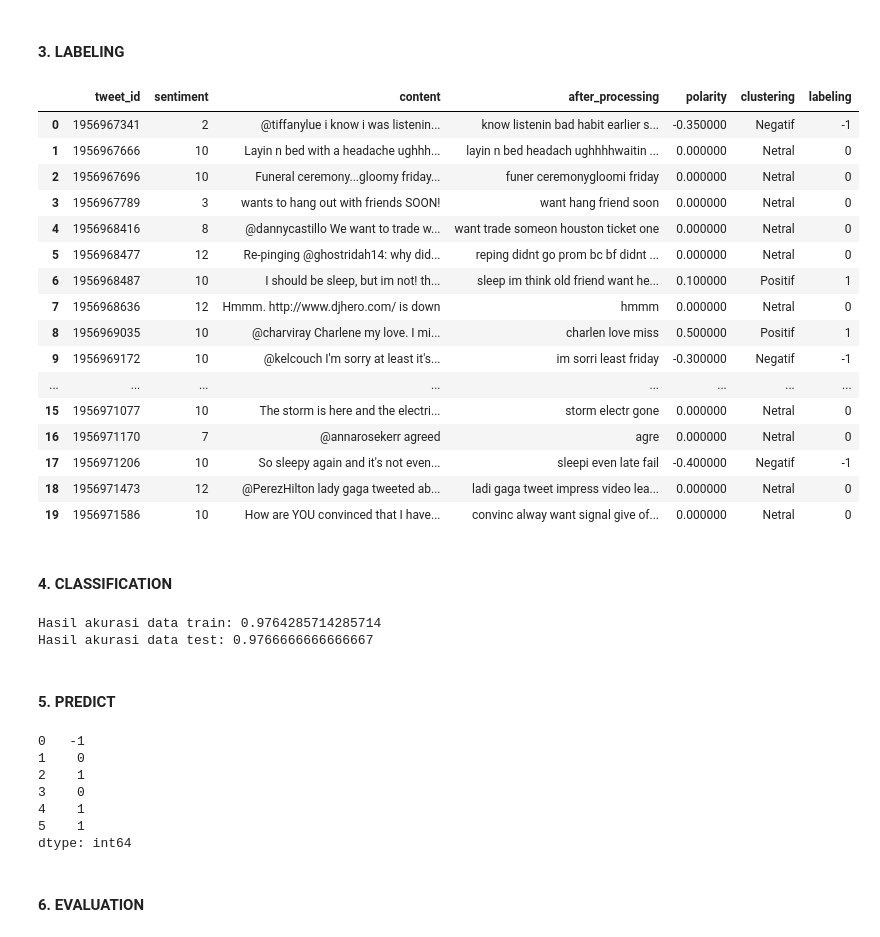
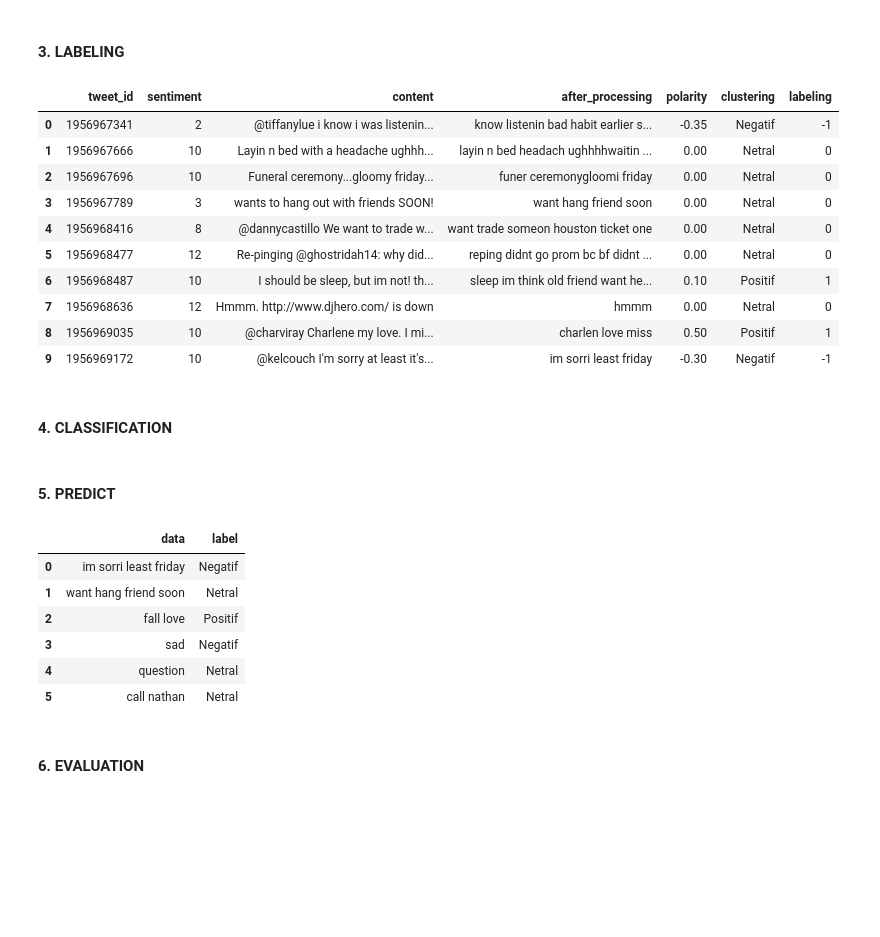
Before and after one commit to aliyyaps/UAS_ML, a Jupyter notebook: UAS_ML.ipynb, the cells around one changed output. Drawn from its saved outputs; the diff is of its cells as text; code cells hidden in the pictures; blank space fills up the shorter version.

```diff
--- a/UAS_ML.ipynb
+++ b/UAS_ML.ipynb
@@ -258,22 +250,16 @@ df.head(10)
 # %%
 # Labeling sentiment_cluster and make new column with name labeling from sentiment_cluster
 df['labeling'] = df['clustering'].map({'Positif': 1, 'Netral': 0, 'Negatif': -1})
-df.head(20)
+df.head(10)
 # %% [output]
 |  | tweet_id | sentiment | content | after_processing | polarity | clustering | labeling |
-| 0 | 1956967341 | 2 | @tiffanylue i know i was listenin... | know listenin bad habit earlier s... | -0.350000 | Negatif | -1 |
-| 1 | 1956967666 | 10 | Layin n bed with a headache ughhh... | layin n bed headach ughhhhwaitin ... | 0.000000 | Netral | 0 |
-| 2 | 1956967696 | 10 | Funeral ceremony...gloomy friday... | funer ceremonygloomi friday | 0.000000 | Netral | 0 |
-| 3 | 1956967789 | 3 | wants to hang out with friends SOON! | want hang friend soon | 0.000000 | Netral | 0 |
-| 4 | 1956968416 | 8 | @dannycastillo We want to trade w... | want trade someon houston ticket one | 0.000000 | Netral | 0 |
-| 5 | 1956968477 | 12 | Re-pinging @ghostridah14: why did... | reping didnt go prom bc bf didnt ... | 0.000000 | Netral | 0 |
-| 6 | 1956968487 | 10 | I should be sleep, but im not! th... | sleep im think old friend want he... | 0.100000 | Positif | 1 |
-| 7 | 1956968636 | 12 | Hmmm. http://www.djhero.com/ is down | hmmm | 0.000000 | Netral | 0 |
-| 8 | 1956969035 | 10 | @charviray Charlene my love. I mi... | charlen love miss | 0.500000 | Positif | 1 |
-| 9 | 1956969172 | 10 | @kelcouch I'm sorry at least it's... | im sorri least friday | -0.300000 | Negatif | -1 |
-| ... | ... | ... | ... | ... | ... | ... | ... |
-| 15 | 1956971077 | 10 | The storm is here and the electri... | storm electr gone | 0.000000 | Netral | 0 |
-| 16 | 1956971170 | 7 | @annarosekerr agreed | agre | 0.000000 | Netral | 0 |
-| 17 | 1956971206 | 10 | So sleepy again and it's not even... | sleepi even late fail | -0.400000 | Negatif | -1 |
-| 18 | 1956971473 | 12 | @PerezHilton lady gaga tweeted ab... | ladi gaga tweet impress video lea... | 0.000000 | Netral | 0 |
-| 19 | 1956971586 | 10 | How are YOU convinced that I have... | convinc alway want signal give of... | 0.000000 | Netral | 0 |
+| 0 | 1956967341 | 2 | @tiffanylue i know i was listenin... | know listenin bad habit earlier s... | -0.35 | Negatif | -1 |
+| 1 | 1956967666 | 10 | Layin n bed with a headache ughhh... | layin n bed headach ughhhhwaitin ... | 0.00 | Netral | 0 |
+| 2 | 1956967696 | 10 | Funeral ceremony...gloomy friday... | funer ceremonygloomi friday | 0.00 | Netral | 0 |
+| 3 | 1956967789 | 3 | wants to hang out with friends SOON! | want hang friend soon | 0.00 | Netral | 0 |
+| 4 | 1956968416 | 8 | @dannycastillo We want to trade w... | want trade someon houston ticket one | 0.00 | Netral | 0 |
+| 5 | 1956968477 | 12 | Re-pinging @ghostridah14: why did... | reping didnt go prom bc bf didnt ... | 0.00 | Netral | 0 |
+| 6 | 1956968487 | 10 | I should be sleep, but im not! th... | sleep im think old friend want he... | 0.10 | Positif | 1 |
+| 7 | 1956968636 | 12 | Hmmm. http://www.djhero.com/ is down | hmmm | 0.00 | Netral | 0 |
+| 8 | 1956969035 | 10 | @charviray Charlene my love. I mi... | charlen love miss | 0.50 | Positif | 1 |
+| 9 | 1956969172 | 10 | @kelcouch I'm sorry at least it's... | im sorri least friday | -0.30 | Negatif | -1 |
@@ -282,7 +276,6 @@ df.head(20)
 # %%
 # Training And Evaluating Model
 from sklearn.tree import DecisionTreeClassifier
-from sklearn.metrics import accuracy_score
 
 # C-Support Vector Classification
 model = DecisionTreeClassifier()
@@ -295,45 +288,39 @@ y_pred_test = model.predict(X_test)
 
 # Prediksi data training
 y_pred_train = model.predict(X_train)
-
-# Evaluasi akurasi data training
-acc_train = accuracy_score(y_train, y_pred_train)
-
-# Evaluasi akurasi data training
-acc_test = accuracy_score(y_test, y_pred_test)
-
-# Print hasil evaluasi
-print(f'Hasil akurasi data train: {acc_train}')
-print(f'Hasil akurasi data test: {acc_test}')
-# %% [output]
-Hasil akurasi data train: 0.9764285714285714
-Hasil akurasi data test: 0.9766666666666667
 # %% [markdown]
 #### 5. PREDICT
 # %%
+res = pd.DataFrame({})
+
+
 # Make Prediction with new data
-new_data = ['@kelcouch Im sorry at least its Friday?', 'want hang friend soon', 'I am so happy', 'I am so sad', 'I am so angry', 'I am so bored']
+new_data = pd.DataFrame({
+   'data': ['@kelcouch Im sorry at least its Friday?', 'want hang friend soon',
+        'I am falling in love', 'I am so sad', 'Any questions?', 'you can call me nathan'],
+})
 
-# new_data = input('Masukkan teks: ')
-# new_data = [new_data]
 
 # Vectorize
+new_data = new_data['data'].apply(preprocessing)
+res['data'] = new_data;
 new_data = vectorizer.transform(new_data)
 
 # Predict
 new_pred = model.predict(new_data)
 
 # Evaluation
-label = df['labeling']
-new_pred = pd.Series(new_pred).map(label)
-print(new_pred)
+new_pred = pd.Series(new_pred).map({1: 'Positif', 0:'Netral', -1:'Negatif'})
+res['label'] = new_pred
+
+res
 # %% [output]
-0   -1
-1    0
-2    1
-3    0
-4    1
-5    1
-dtype: int64
+|  | data | label |
+| 0 | im sorri least friday | Negatif |
+| 1 | want hang friend soon | Netral |
+| 2 | fall love | Positif |
+| 3 | sad | Negatif |
+| 4 | question | Netral |
+| 5 | call nathan | Netral |
 # %% [markdown]
 #### 6. EVALUATION
```
Also changed, not shown: parts of 5 cells of this notebook.
